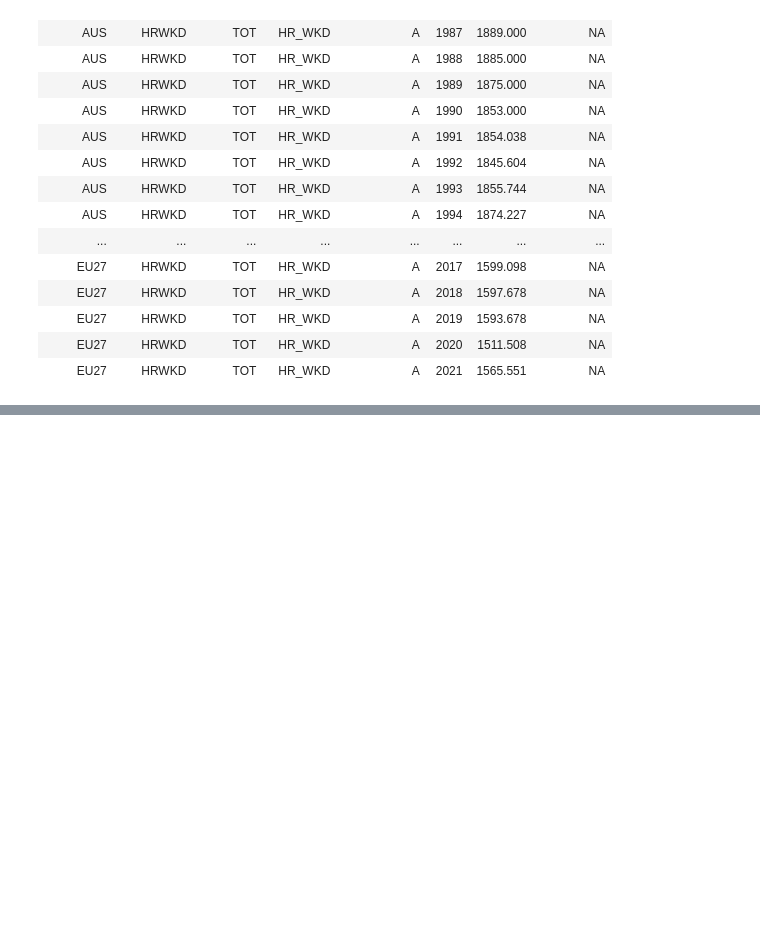
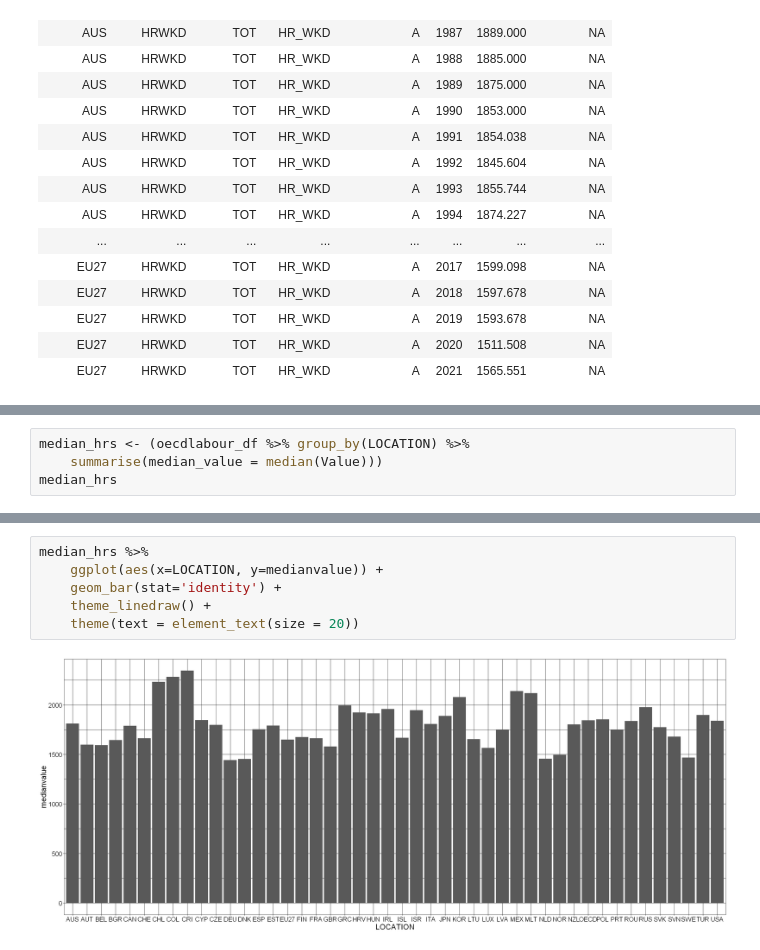
Before and after one commit to yyqbb/DATA201-Group-Project-2022, a Jupyter notebook: oecdlabour.ipynb, the cells around one changed output, grey strips where cells are left out. Cells and saved outputs as stored; diff of their text form; blank space fills up the shorter version.

```diff
--- a/oecdlabour.ipynb
+++ b/oecdlabour.ipynb
@@ -47,0 +127,4 @@ A data.frame: 1803 × 8
+# %%
+median_hrs <- (oecdlabour_df %>% group_by(LOCATION) %>%
+    summarise(median_value = median(Value)))
+median_hrs
@@ -47,0 +181,8 @@ A data.frame: 1803 × 8
+# %%
+median_hrs %>%
+    ggplot(aes(x=LOCATION, y=medianvalue)) +
+    geom_bar(stat='identity') +
+    theme_linedraw() +
+    theme(text = element_text(size = 20))
+# %% [output]
+[figure, added]
```
Also changed, not shown: parts of 7 cells of this notebook, 1 other file.
